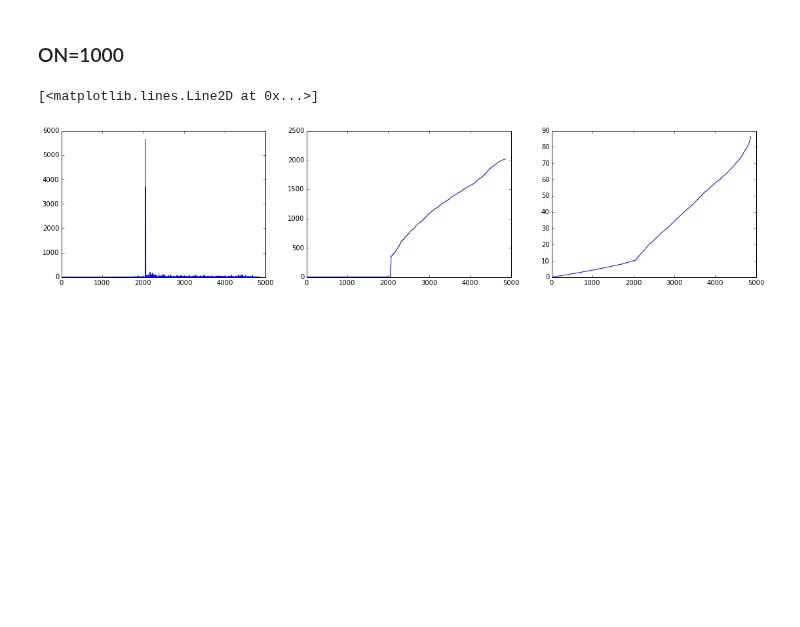
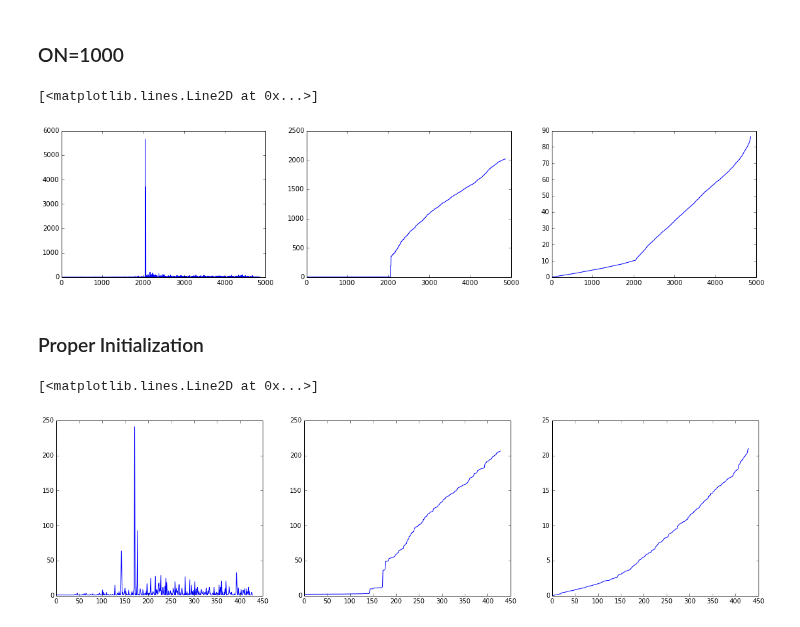
Before and after one commit to forrestsheldon/memNets, a Jupyter notebook: Fuse_Threshold_Network.ipynb, the cells around one changed output. Drawn from its saved outputs; the diff is of its cells as text; code cells hidden in the pictures; blank space fills up the shorter version.

Commit message:
fixed the initialization in Fuse_Threshold_Networks

```diff
--- a/Fuse_Threshold_Network.ipynb
+++ b/Fuse_Threshold_Network.ipynb
@@ -484,3 +484,52 @@ ax[2].plot(volt_ON1000)
 # %% [output]
 [<matplotlib.lines.Line2D at 0x...>]
 [figure]
+# %% [markdown]
+### Proper Initialization
+# %%
+L = 32
+G = gen_adj.cubic_2d_diagonal_periodic((L,L))
+
+r, c = sparse.triu(G).nonzero()
+I_threshold = sparse.lil_matrix(G.shape, dtype='float')
+I_threshold[r, c] = np.random.uniform(low=0, high=1, size=r.size)
+I_threshold = I_threshold + I_threshold.T
+# %%
+V_initial = I_threshold.data.min() * (L-1) / 1 + 1e-10
+# %%
+external_voltages = np.empty((L*L,))* np.nan
+external_voltages[0:L] = V_initial
+external_voltages[-L:] = 0
+# %%
+test = FuseThresholdNetwork(G, external_voltages, I_threshold, G_OFF=1, G_ON=100)
+
+test.solve_voltages('spsolve')
+test.calculate_currents()
+
+counter = 0
+total_memristors = 2 * L * (L-1)
+
+
+event_list = []
+voltages = [test.external_voltages[0]]
+conductivities = [test.conductivity()]
+
+event_list.append(test.switching_step())
+counter += sum(event_list[-1])
+conductivities.append(test.conductivity())
+
+while counter < total_memristors:
+    test.update_voltage_busbar(test.new_voltage(test.external_voltages[0]))
+    voltages.append(test.external_voltages[0])
+    event_list.append(test.switching_step())
+    counter += sum(event_list[-1])
+    conductivities.append(test.conductivity())
+# %%
+fig, ax = plt.subplots(1, 3, figsize=(20, 5))
+
+ax[0].plot([sum(i) for i in event_list ])
+ax[1].plot(conductivities)
+ax[2].plot(voltages)
+# %% [output]
+[<matplotlib.lines.Line2D at 0x...>]
+[figure, added]
```
